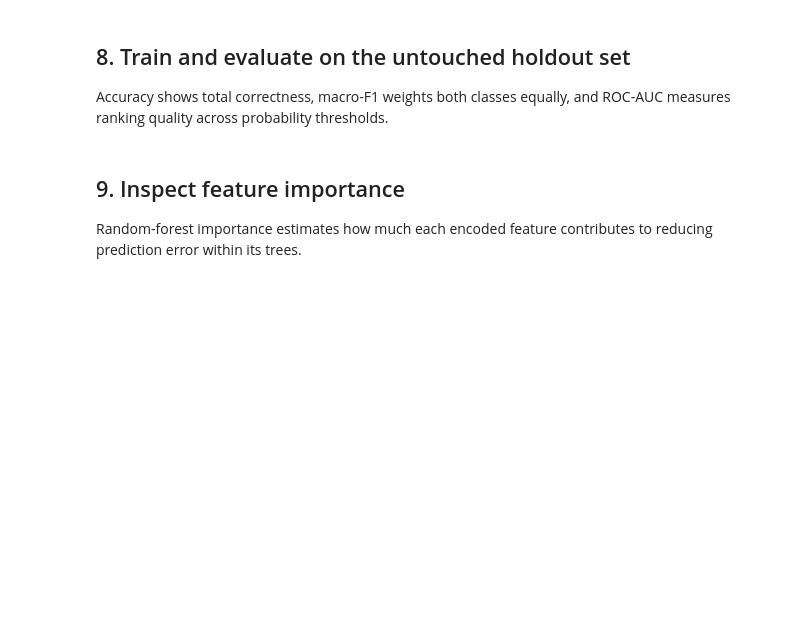
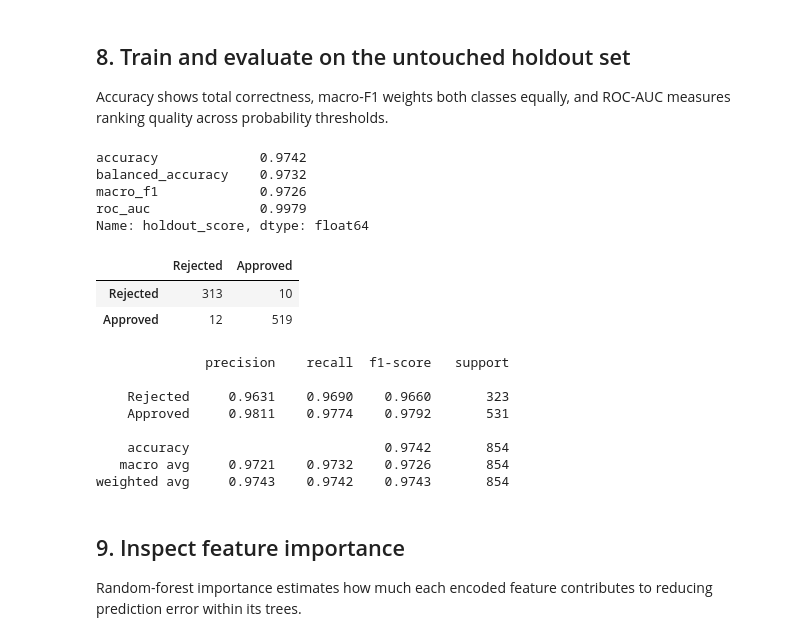
Before and after one commit to NihadHasan24/ML_service, a Jupyter notebook: train.ipynb, the cells around one changed output. Drawn from its saved outputs; the diff is of its cells as text; code cells hidden in the pictures; blank space fills up the shorter version.

```diff
--- a/train.ipynb
+++ b/train.ipynb
@@ -232,33 +288,51 @@ display(cv_summary.round(4))
 Accuracy shows total correctness, macro-F1 weights both classes equally, and ROC-AUC measures ranking quality across probability thresholds.
 # %%
 model.fit(X_train, y_train)
+fitted_classifier = model.named_steps["classifier"]
 predictions = model.predict(X_test)
 
 class_names = list(model.classes_)
 approved_index = class_names.index("Approved")
 approval_probabilities = model.predict_proba(X_test)[:, approved_index]
 binary_test_target = y_test.eq("Approved").astype(int)
 
 accuracy = accuracy_score(y_test, predictions)
 balanced_accuracy = balanced_accuracy_score(y_test, predictions)
 macro_f1 = f1_score(y_test, predictions, average="macro")
 roc_auc = roc_auc_score(binary_test_target, approval_probabilities)
 confusion = confusion_matrix(y_test, predictions, labels=LABELS)
 report = classification_report(
     y_test, predictions, labels=LABELS, output_dict=True, zero_division=0
 )
 
 display(pd.Series({
     "accuracy": accuracy,
     "balanced_accuracy": balanced_accuracy,
     "macro_f1": macro_f1,
     "roc_auc": roc_auc,
 }, name="holdout_score").round(4))
 
 display(pd.DataFrame(confusion, index=LABELS, columns=LABELS))
 print(classification_report(
     y_test, predictions, labels=LABELS, digits=4, zero_division=0
 ))
+# %% [output]
+accuracy             0.9742
+balanced_accuracy    0.9732
+macro_f1             0.9726
+roc_auc              0.9979
+Name: holdout_score, dtype: float64
+|  | Rejected | Approved |
+| Rejected | 313 | 10 |
+| Approved | 12 | 519 |
+              precision    recall  f1-score   support
+
+    Rejected     0.9631    0.9690    0.9660       323
+    Approved     0.9811    0.9774    0.9792       531
+
+    accuracy                         0.9742       854
+   macro avg     0.9721    0.9732    0.9726       854
+weighted avg     0.9743    0.9742    0.9743       854
 # %% [markdown]
 ## 9. Inspect feature importance
 
```
Also changed, not shown: parts of 9 cells of this notebook, 3 other files.
